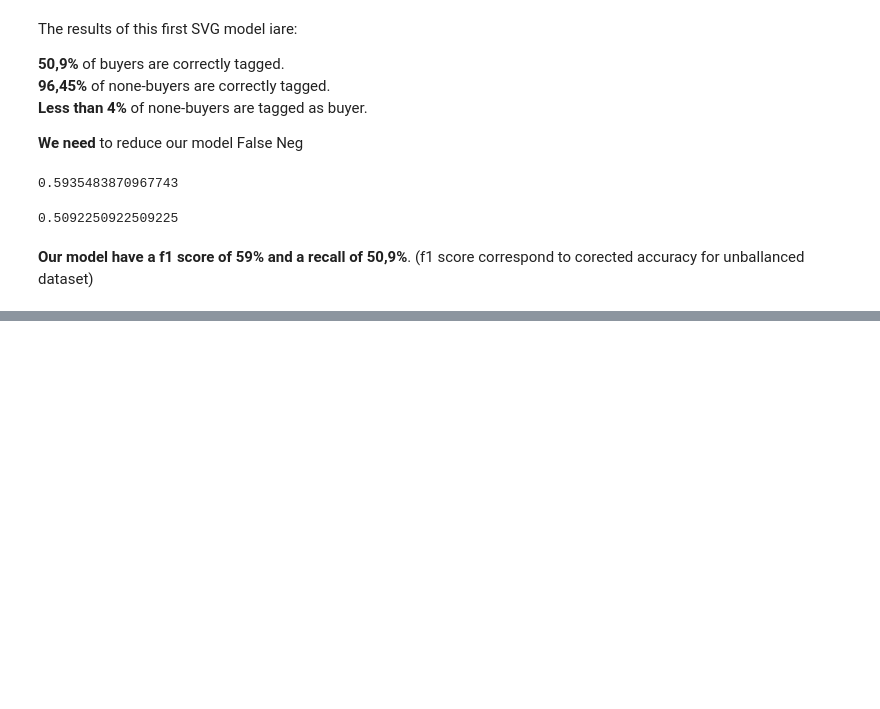
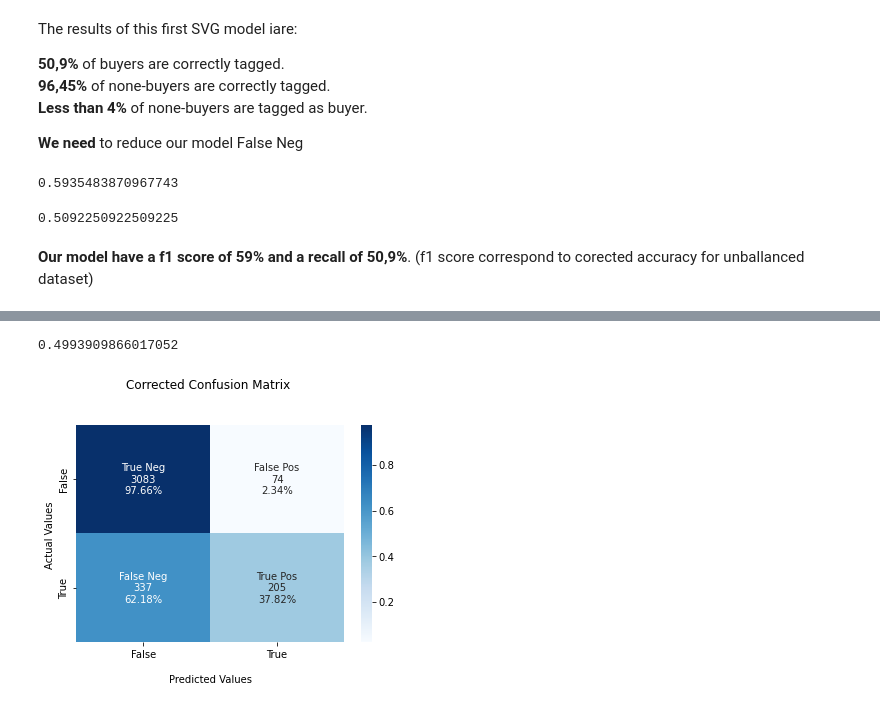
Before and after one commit to NandyBa/Analysis-Online-Shoppers-Intention, a Jupyter notebook: Analysis.ipynb, the cells around one changed output, grey strips where cells are left out. Cells and saved outputs as stored; diff of their text form; code cells hidden in the pictures; blank space fills up the shorter version.

Commit message:
Add Logistic Regression model

```diff
--- a/Analysis.ipynb
+++ b/Analysis.ipynb
@@ -258 +252,27 @@ data = [[values[0], values[1]],[values[2], values[3]]]
+# %%
+def corrected_confusion_matrix(y_test, y_prediction):
+    cf_matrix = confusion_matrix(y_test, y_prediction)
+
+    N = [len(y_test[y_test==False]), len(y_test[y_test==False]), len(y_test[y_test==True]), len(y_test[y_test==True])]
+    values = [a/b for a,b in zip(cf_matrix.flatten(),N)]
+
+    data = [[values[0], values[1]],[values[2], values[3]]]
+
+    group_names = ['True Neg','False Pos','False Neg','True Pos']
+    group_counts = ["{0:0.0f}".format(value) for value in
+    cf_matrix.flatten()]
+    group_percentages = ["{0:.2%}".format(value) for value in
+    values]
+    labels = [f"{v1}\n{v2}\n{v3}" for v1, v2, v3 in
+    zip(group_names,group_counts,group_percentages)]
+    labels = np.asarray(labels).reshape(2,2)
+    ax = sns.heatmap(data, annot=labels, fmt='', cmap='Blues')
+    ax.set_title('Corrected Confusion Matrix \n\n');
+    ax.set_xlabel('\nPredicted Values')
+    ax.set_ylabel('Actual Values ');
+    ## Ticket labels - List must be in alphabetical order
+    ax.xaxis.set_ticklabels(['False','True'])
+    ax.yaxis.set_ticklabels(['False','True'])
+    ## Display the visualization of the Confusion Matrix.
+    plt.show()
 # %%
@@ -295,0 +304,17 @@ recall_score(y_test, y_prediction)
+# %%
+Logistic_Regression_model = Pipeline(steps=[
+        ('preprocessor', preprocessor),
+        ('LogisticRegression', LogisticRegression(max_iter=1000 ))
+    ])
+# %%
+fitted_Logistic_Regression_model = Logistic_Regression_model.fit(X_train, y_train)
+# %%
+y_prediction_LR = fitted_Logistic_Regression_model.predict(X_test)
+# %%
+f1_score(y_test, y_prediction_LR)
+# %% [output]
+0.4993909866017052
+# %%
+corrected_confusion_matrix(y_test, y_prediction_LR)
+# %% [output]
+[figure, added]
```
Also changed, not shown: parts of 15 cells of this notebook.
